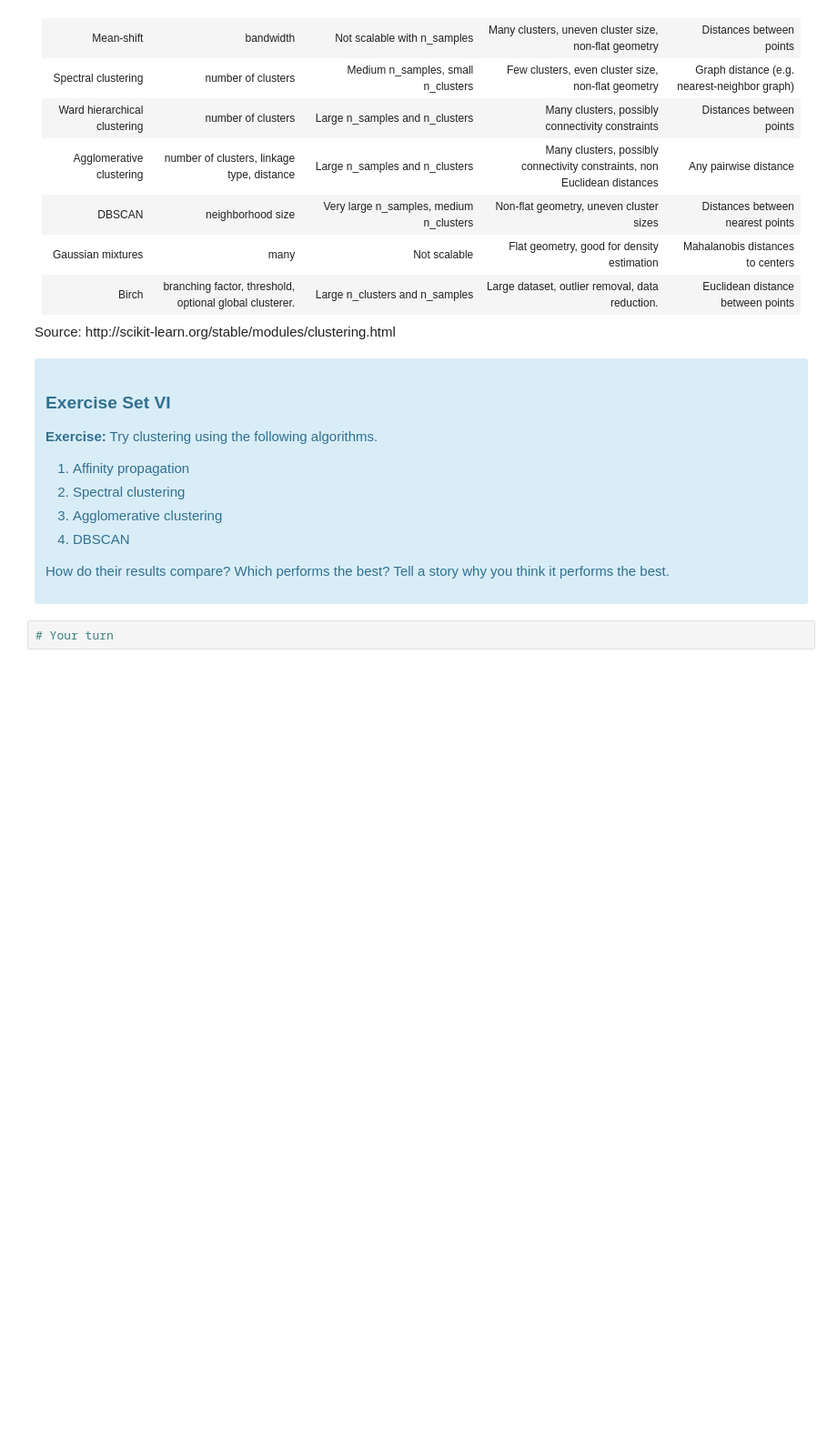
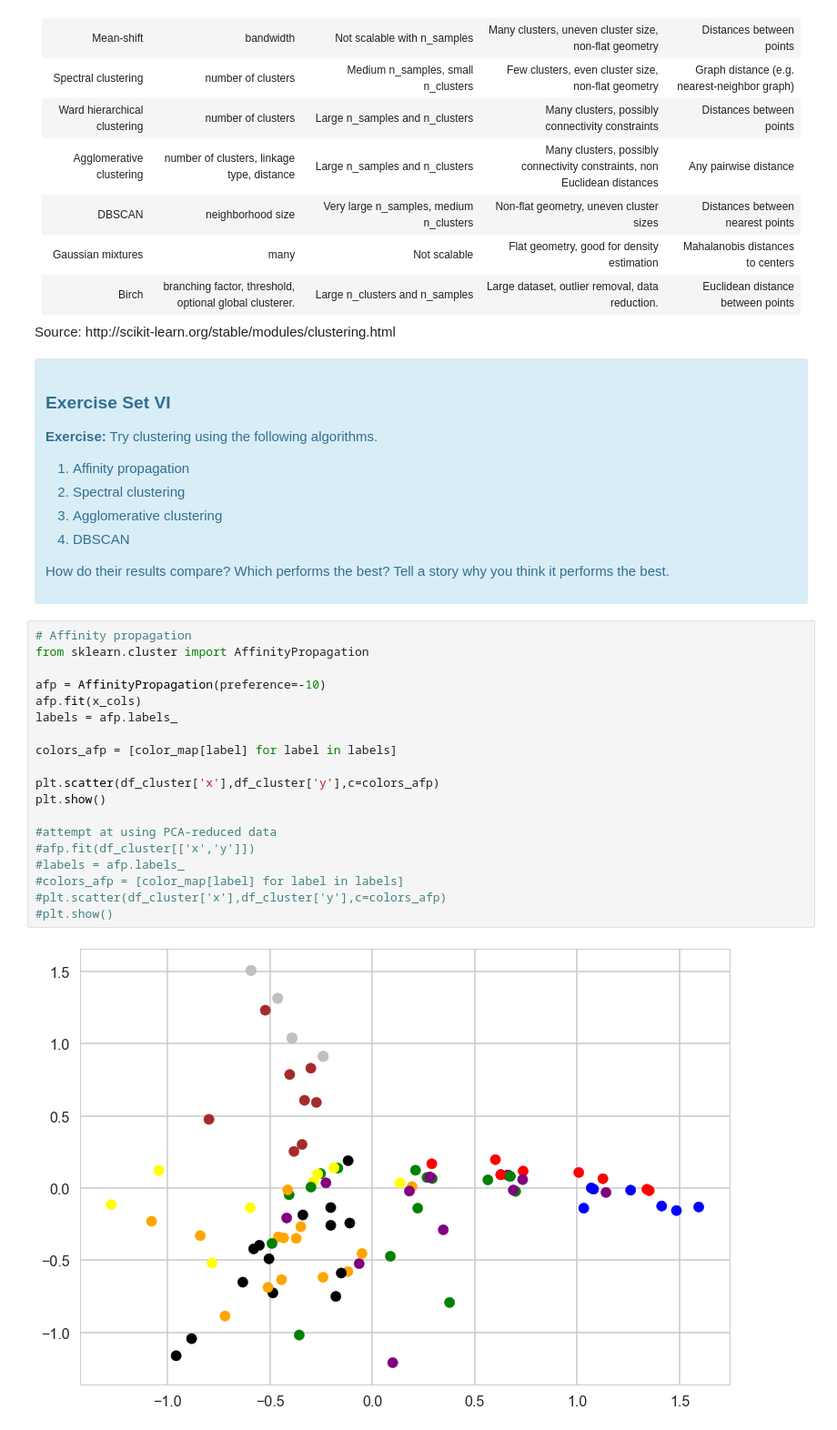
Before and after one commit to dkyip/DSI, a Jupyter notebook: Mini_Project_Clustering.ipynb, the cells around one changed output. Shown at 91% size. Saved outputs shown, nothing was run; the diff lists cells and outputs as text; blank space fills up the shorter version.

```diff
--- a/Mini_Project_Clustering.ipynb
+++ b/Mini_Project_Clustering.ipynb
@@ -497,5 +600,24 @@ Source: http://scikit-learn.org/stable/modules/clustering.html
 </ol>
 <p>How do their results compare? Which performs the best? Tell a story why you think it performs the best.</p>
 </div>
-# %%
-# Your turn
+# %%
+# Affinity propagation
+from sklearn.cluster import AffinityPropagation
+
+afp = AffinityPropagation(preference=-10)
+afp.fit(x_cols)
+labels = afp.labels_
+
+colors_afp = [color_map[label] for label in labels]
+
+plt.scatter(df_cluster['x'],df_cluster['y'],c=colors_afp)
+plt.show()
+
+#attempt at using PCA-reduced data
+#afp.fit(df_cluster[['x','y']])
+#labels = afp.labels_
+#colors_afp = [color_map[label] for label in labels]
+#plt.scatter(df_cluster['x'],df_cluster['y'],c=colors_afp)
+#plt.show()
+# %% [output]
+[figure, added]
```
Also changed, not shown: parts of 13 cells of this notebook.
